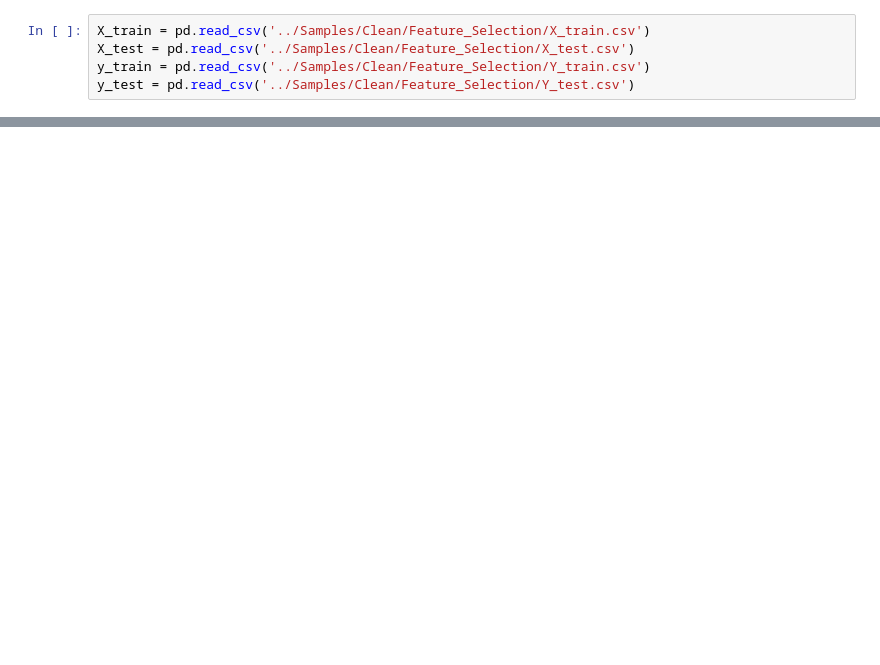
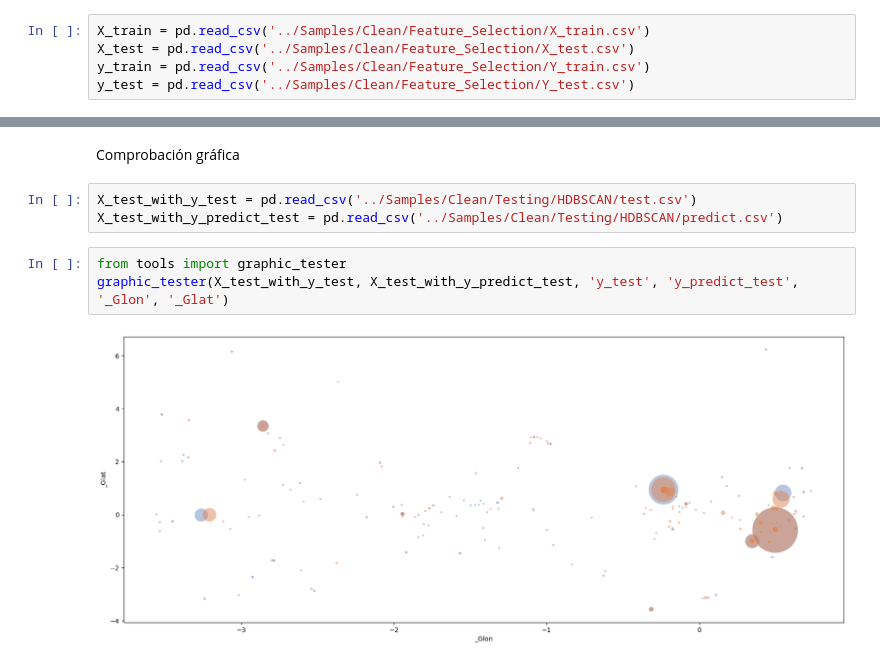
Before and after one commit to TatianaCC/STARS_FinalProject, a Jupyter notebook: src/Class_HDBSCAN.ipynb, the cells around one changed output, grey strips where cells are left out. Cells and saved outputs as stored; diff of their text form; blank space fills up the shorter version.

```diff
--- a/src/Class_HDBSCAN.ipynb
+++ b/src/Class_HDBSCAN.ipynb
@@ -15,0 +80,10 @@ HDBSCAN(gen_min_span_tree=True)
+# %% [markdown]
+Comprobación gráfica
+# %%
+X_test_with_y_test = pd.read_csv('../Samples/Clean/Testing/HDBSCAN/test.csv')
+X_test_with_y_predict_test = pd.read_csv('../Samples/Clean/Testing/HDBSCAN/predict.csv')
+# %%
+from tools import graphic_tester
+graphic_tester(X_test_with_y_test, X_test_with_y_predict_test, 'y_test', 'y_predict_test', '_Glon', '_Glat')
+# %% [output]
+[figure, added]
```
Also changed, not shown: parts of 27 cells of this notebook, 4 other files.
